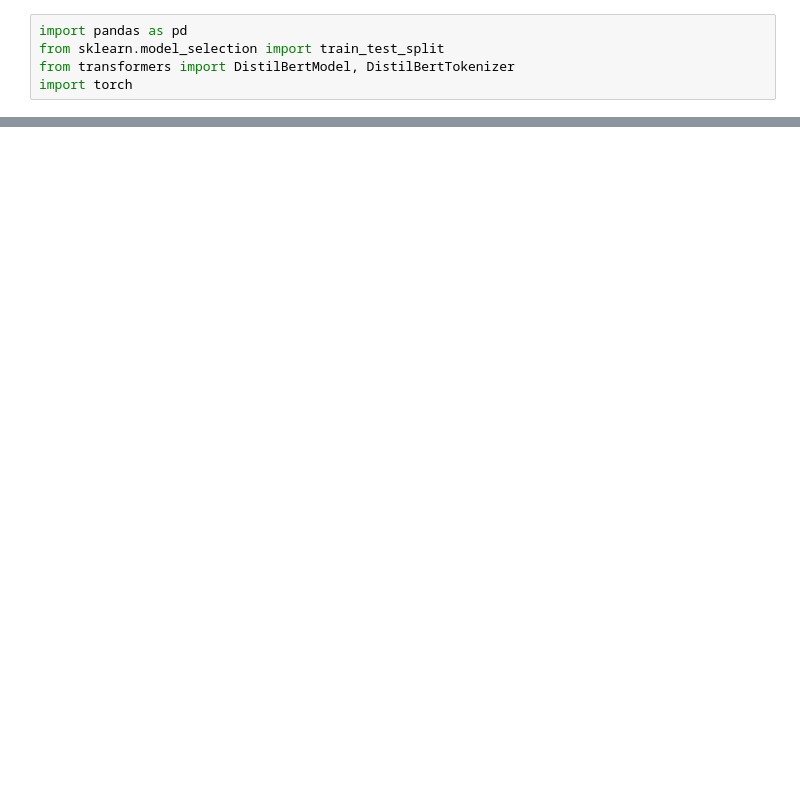
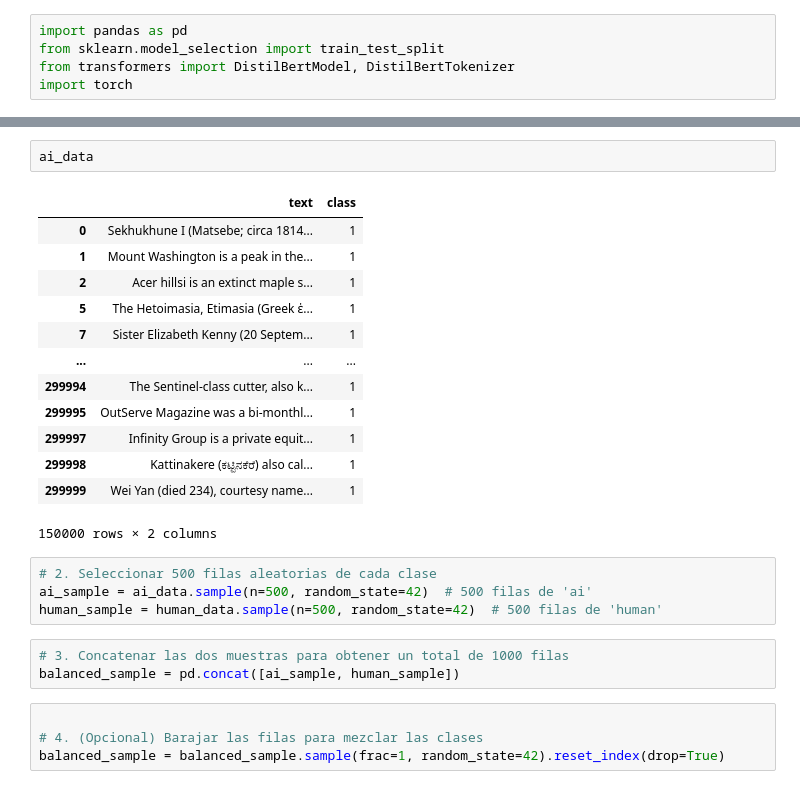
Before and after one commit to AnaNofuentes/Text-Analyzer-Human-vs-AI, a Jupyter notebook: cuaderno_2.ipynb, the cells around one changed output, grey strips where cells are left out. Cells and saved outputs as stored; diff of their text form; blank space fills up the shorter version.

```diff
--- a/cuaderno_2.ipynb
+++ b/cuaderno_2.ipynb
@@ -17,0 +36,27 @@ df_complete['class'] = df_complete['class'].map(mapping)
+# %%
+ai_data
+# %% [output]
+|  | text | class |
+| 0 | Sekhukhune I (Matsebe; circa 1814... | 1 |
+| 1 | Mount Washington is a peak in the... | 1 |
+| 2 | Acer hillsi is an extinct maple s... | 1 |
+| 5 | The Hetoimasia, Etimasia (Greek ἑ... | 1 |
+| 7 | Sister Elizabeth Kenny (20 Septem... | 1 |
+| ... | ... | ... |
+| 299994 | The Sentinel-class cutter, also k... | 1 |
+| 299995 | OutServe Magazine was a bi-monthl... | 1 |
+| 299997 | Infinity Group is a private equit... | 1 |
+| 299998 | Kattinakere (ಕಟ್ಟಿನಕೆರೆ) also cal... | 1 |
+| 299999 | Wei Yan (died 234), courtesy name... | 1 |
+150000 rows × 2 columns
+# %%
+# 2. Seleccionar 500 filas aleatorias de cada clase
+ai_sample = ai_data.sample(n=500, random_state=42)  # 500 filas de 'ai'
+human_sample = human_data.sample(n=500, random_state=42)  # 500 filas de 'human'
+# %%
+# 3. Concatenar las dos muestras para obtener un total de 1000 filas
+balanced_sample = pd.concat([ai_sample, human_sample])
+# %%
+
+# 4. (Opcional) Barajar las filas para mezclar las clases
+balanced_sample = balanced_sample.sample(frac=1, random_state=42).reset_index(drop=True)
```
Also changed, not shown: parts of 10 cells of this notebook, 2 other files.
